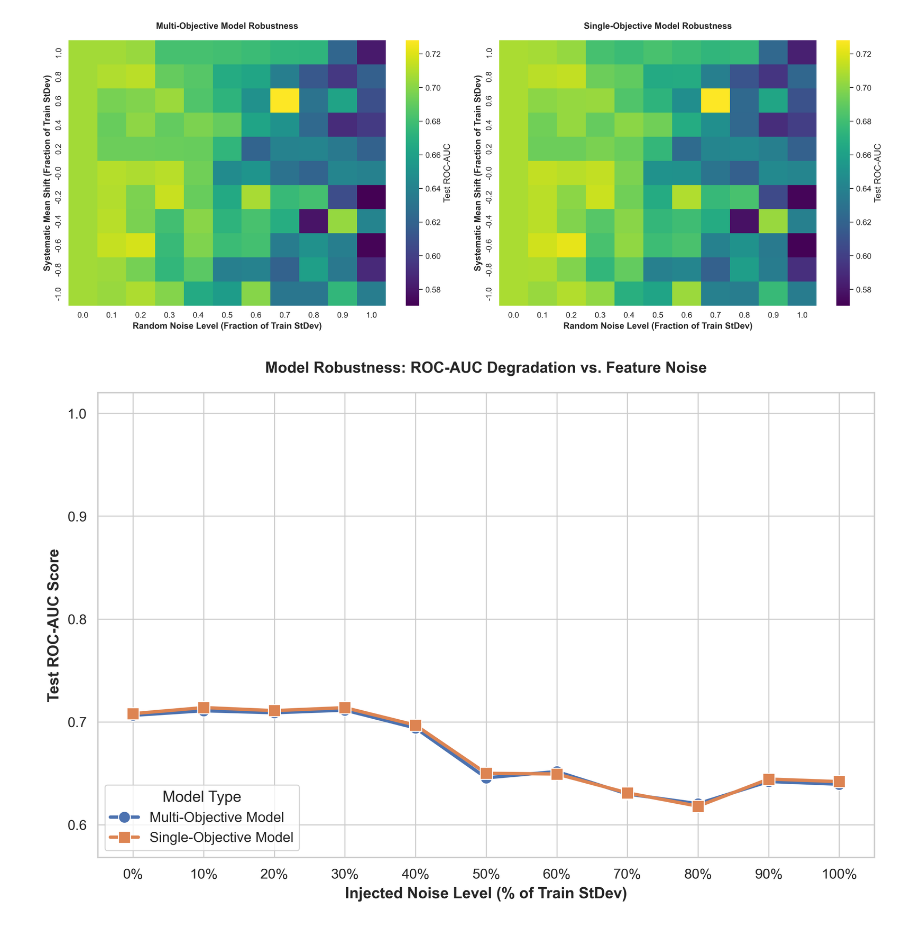
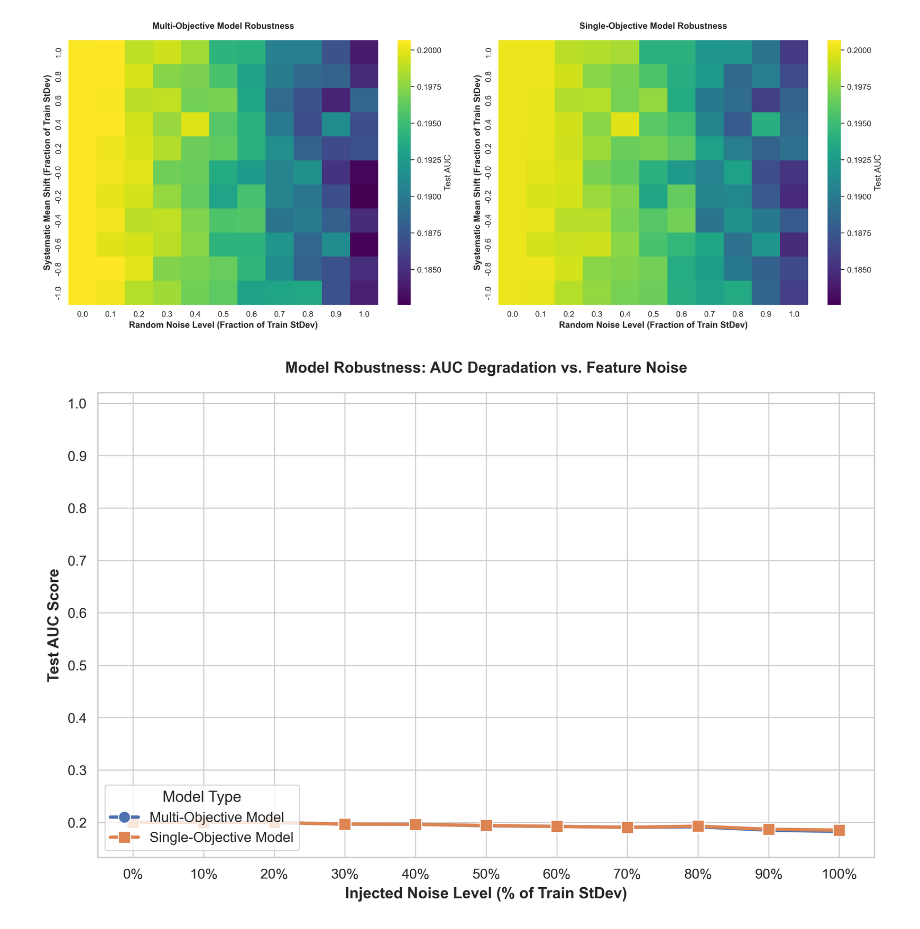
Before and after one commit to janohhank/SiCo-MOGA, a Jupyter notebook: evaluation.ipynb, the cells around one changed output. Drawn from its saved outputs; the diff is of its cells as text; code cells hidden in the pictures.

```diff
--- a/evaluation.ipynb
+++ b/evaluation.ipynb
@@ -137,36 +137,36 @@ def plot_robustness_heatmaps(results_df: pandas.DataFrame) -> None:
     #plt.savefig("ood_robustness_heatmaps.pdf", format="pdf", bbox_inches="tight")
     plt.show()
 # %%
-#CONTINUOUS_COLS: list[str] = [
-#    'time_in_hospital',
-#    'num_lab_procedures',
-#    'num_procedures',
-#    'num_medications',
-#    'number_outpatient',
-#    'number_emergency',
-#    'number_inpatient',
-#    'number_diagnoses',
-#    'total_previous_visits'
+CONTINUOUS_COLS: list[str] = [
+    'time_in_hospital',
+    'num_lab_procedures',
+    'num_procedures',
+    'num_medications',
+    'number_outpatient',
+    'number_emergency',
+    'number_inpatient',
+    'number_diagnoses',
+    'total_previous_visits'
+]
+
+TARGET_COL: str = "target_readmitted"
+TRAIN_CSV_PATH: str = "readmit/readmit_130_hospitals_preprocessed_train_data.csv"
+TEST_CSV_PATH: str = "readmit/readmit_130_hospitals_preprocessed_test_data.csv"
+
+# CONTINUOUS_COLS: list[str] = [
+#    'Pregnancies',
+#    'Glucose',
+#    'BloodPressure',
+#    'SkinThickness',
+#    'Insulin',
+#    'BMI',
+#    'DiabetesPedigreeFunction',
+#    'Age'
 #]
 
-#TARGET_COL: str = "target_readmitted"
-#TRAIN_CSV_PATH: str = "readmit/readmit_130_hospitals_preprocessed_train_data.csv"
-#TEST_CSV_PATH: str = "readmit/readmit_130_hospitals_preprocessed_test_data.csv"
-
-CONTINUOUS_COLS: list[str] = [
-    'Pregnancies',
-    'Glucose',
-    'BloodPressure',
-    'SkinThickness',
-    'Insulin',
-    'BMI',
-    'DiabetesPedigreeFunction',
-    'Age'
-]
-
-TARGET_COL: str = "Outcome"
-TRAIN_CSV_PATH: str = "diabetes/diabetes_preprocessed_train_data.csv"
-TEST_CSV_PATH: str = "diabetes/diabetes_preprocessed_test_data.csv"
+#TARGET_COL: str = "Outcome"
+#TRAIN_CSV_PATH: str = "diabetes/diabetes_preprocessed_train_data.csv"
+#TEST_CSV_PATH: str = "diabetes/diabetes_preprocessed_test_data.csv"
 
 df_train: pandas.DataFrame = pandas.read_csv(TRAIN_CSV_PATH)
 df_test: pandas.DataFrame = pandas.read_csv(TEST_CSV_PATH)
@@ -277,3 +277,3 @@ Evaluation started for different noise levels...
 Plot generation...
-[figure, old version]
+[figure, new version]
-[figure, old version]
+[figure, new version]
```
Also changed, not shown: parts of 1 cell of this notebook, 1 other file.
